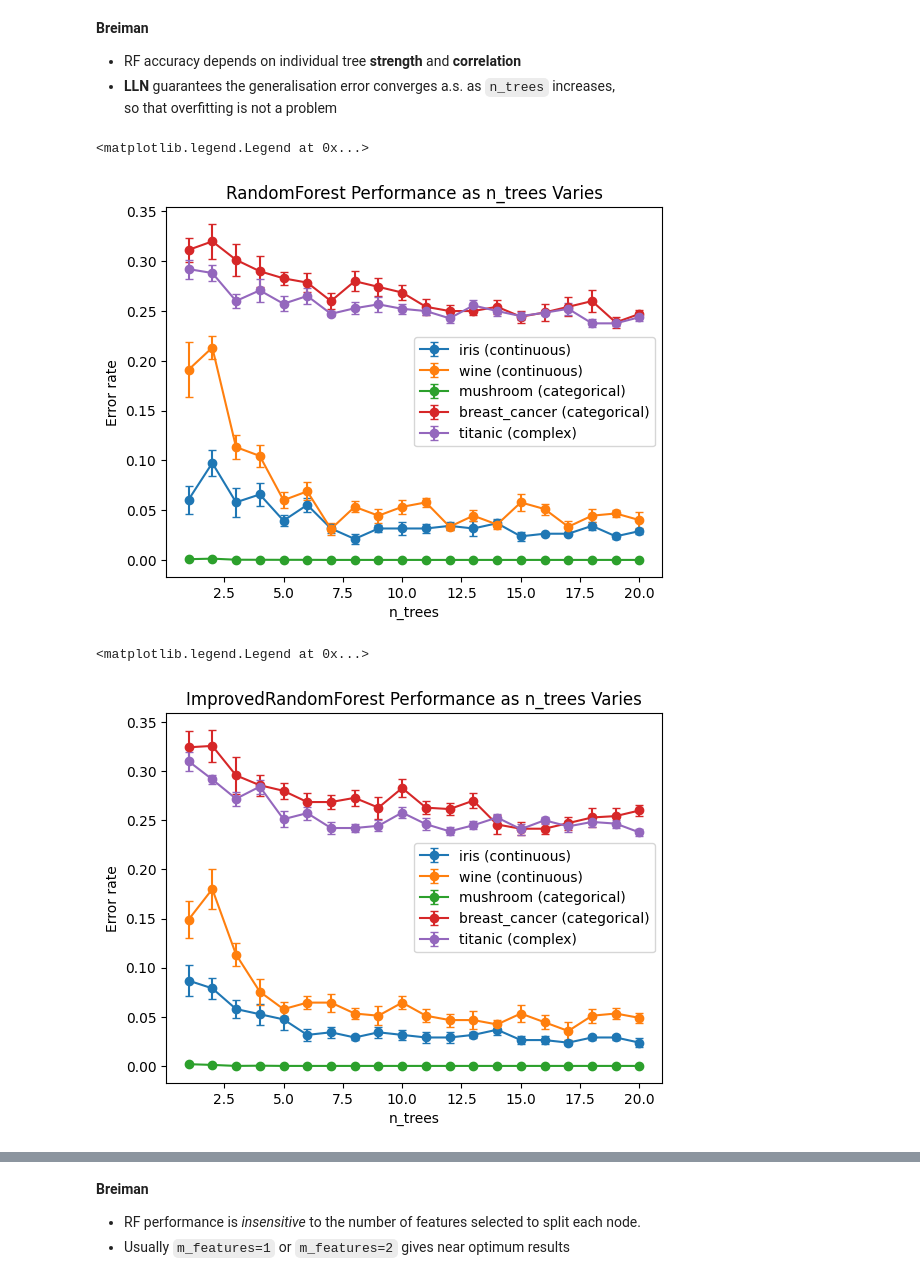
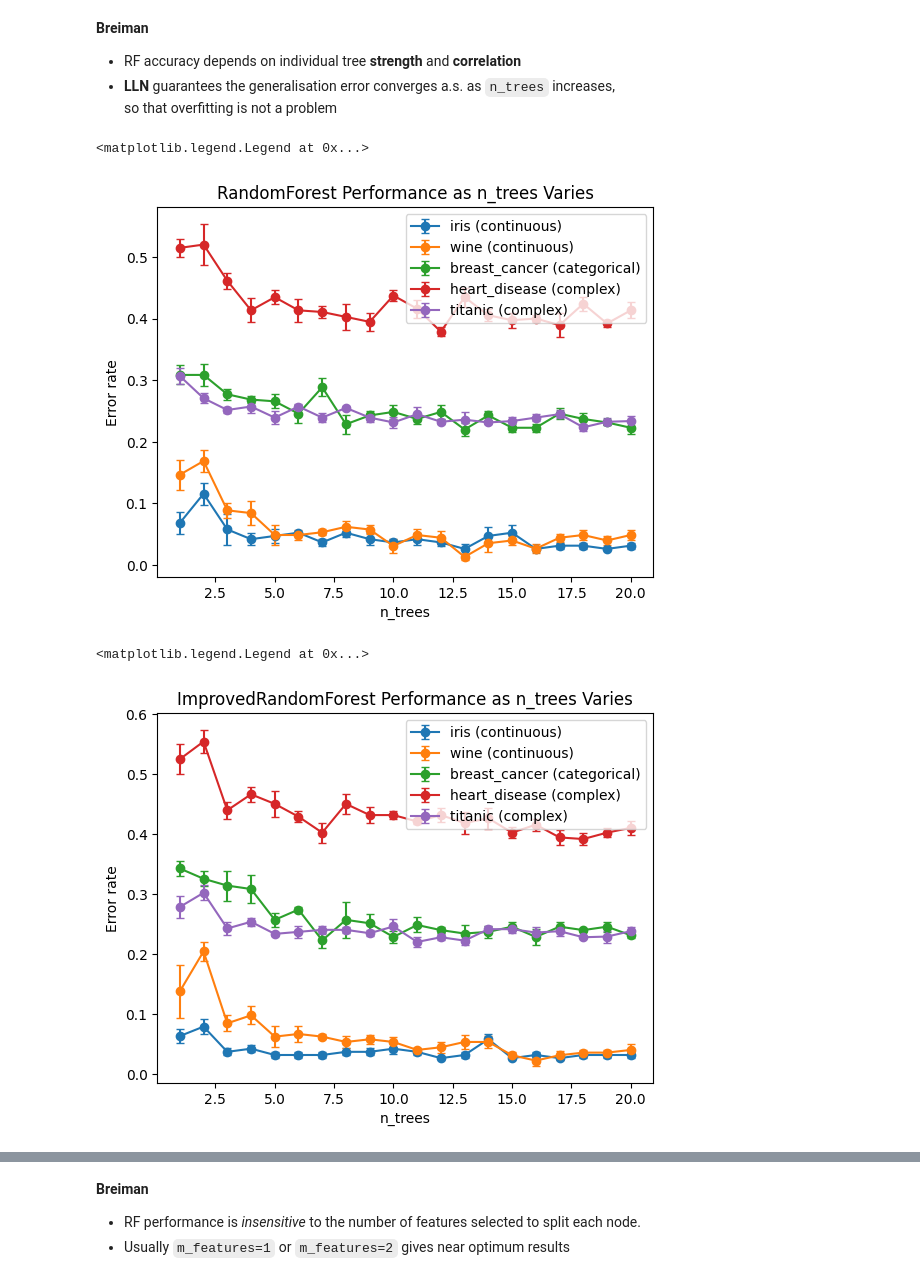
Before and after one commit to liyiyan128/M2R-random-forests, a Jupyter notebook: simulations/simulations.ipynb, the cells around one changed output, grey strips where cells are left out. Cells and saved outputs as stored; diff of their text form; code cells hidden in the pictures.

```diff
--- a/simulations/simulations.ipynb
+++ b/simulations/simulations.ipynb
@@ -11,26 +11,32 @@ rf = importlib.import_module("random-forests")
 # Load datasets.
 X_iris, y_iris = load_iris(return_X_y=True)  # feature_type="continuous"
 X_wine, y_wine = load_wine(return_X_y=True)  # feature_type="continuous"
-breast_cancer = np.genfromtxt("breast-cancer.data", delimiter=",", dtype=str)
-breast_cancer = breast_cancer[(breast_cancer != "?").all(axis=1), :]
 mushroom = np.genfromtxt("agaricus-lepiota.data", delimiter=",", dtype=str)
 X_mushroom = mushroom[:, 1:]  # feature_type="categorical"
 y_mushroom = mushroom[:, 0]
+breast_cancer = np.genfromtxt("breast-cancer.data", delimiter=",", dtype=str)
+breast_cancer = breast_cancer[(breast_cancer != "?").all(axis=1), :]
 X_breast_cancer = breast_cancer[:, 1:]  # feature_type="categorical"
 y_breast_cancer = breast_cancer[:, 0]
+heart_disease = np.genfromtxt("processed.cleveland.data", delimiter=",")
+heart_disease = heart_disease[~np.isnan(heart_disease).any(axis=1), :]
+X_heart_disease = heart_disease[:, :13]  # feature_type="categorical"
+y_heart_disease = heart_disease[:, 13]
 titanic = pd.read_csv("titanic.csv").drop(columns=["PassengerId", "Name", "Ticket", "Cabin"]).dropna()
 X_titanic = titanic.loc[:, titanic.columns!="Survived"].to_numpy()  # feature_type: complex
 y_titanic = titanic["Survived"].to_numpy()
 # %%
 # train_test_split(X, y) -> X_train, X_test, y_train, y_test
+ftype_h_d = np.array([0, 1, 1, 0, 0, 1, 1, 0, 1, 0, 1, 0, 1])
 feature_type_titanic = np.ones(7)
 feature_type_titanic[2] = 0  # Age
 feature_type_titanic[5] = 0  # Fare
 datasets = {
     "iris (continuous)": (*train_test_split(X_iris, y_iris, stratify=y_iris), "continuous"),
     "wine (continuous)": (*train_test_split(X_wine, y_wine, stratify=y_wine), "continuous"),
-    "mushroom (categorical)": (*train_test_split(X_mushroom, y_mushroom, stratify=y_mushroom), "categorical"),
+    # "mushroom (categorical)": (*train_test_split(X_mushroom, y_mushroom, stratify=y_mushroom), "categorical"),
     "breast_cancer (categorical)": (*train_test_split(X_breast_cancer, y_breast_cancer, stratify=y_breast_cancer), "categorical"),
+    "heart_disease (complex)": (*train_test_split(X_heart_disease, y_heart_disease, stratify=y_heart_disease), ftype_h_d),
     "titanic (complex)": (*train_test_split(X_titanic, y_titanic, stratify=y_titanic), feature_type_titanic),
 }
 # %% [markdown]
@@ -41,18 +47,20 @@ datasets = {
 # %%
 # Test varying `n_trees`.
 n_trees = np.arange(1, 21)
-n_exp=10  # Number of experiments.
+n_exp=5  # Number of experiments.
 error_rates_mean = np.ones((len(datasets.keys()), len(n_trees)))
 error_rates_std = np.zeros((len(datasets.keys()), len(n_trees)))
 for dataset_idx, dataset in enumerate(datasets.keys()):
     X_train, X_test, y_train, y_test, feature_type= datasets[dataset]
-    m = int(np.sqrt(len(np.unique(y_train))))  # Set m_features=int(sqrt(#features)).
+    n_features = X_train.shape[1]
+    n_c = int(np.sqrt(n_features))
+    # m = int(np.sqrt(len(np.unique(y_train))))
     for n in n_trees:
         random_forest = rf.RandomForest(
-            n_trees=n, max_depth=100, min_leaf_size=1, n_candidates=m*2, criterion="gini")
+            n_trees=n, max_depth=100, min_leaf_size=1, n_candidates=n_c, criterion="gini")
         error_rate = np.ones(n_exp)
         for i in range(n_exp):
-            random_forest.fit(X_train, y_train, feature_type, m_features=m)
+            random_forest.fit(X_train, y_train, feature_type, m_features=2)
             y_predicted = random_forest.predict(X_test)
             error_rate[i] = rf.random_forests.misclassification_rate(y_predicted, y_test)
         error_rates_mean[dataset_idx, n-1] = error_rate.mean()
@@ -63,7 +71,7 @@ np.savez("test_n.npz", mean=error_rates_mean, std=error_rates_std)
 error_rates = np.load("test_n.npz")
 error_rates_mean = error_rates["mean"]
 error_rates_std = error_rates["std"]
-n_exp=10
+n_exp=5
 for dataset_idx, dataset in enumerate(datasets.keys()):
     plt.errorbar(n_trees, error_rates_mean[dataset_idx, :],
                  yerr=error_rates_std[dataset_idx, :]/np.sqrt(n_exp),
@@ -75,22 +83,24 @@ plt.title("RandomForest Performance as n_trees Varies")
 plt.legend()
 # %% [output]
 <matplotlib.legend.Legend at 0x...>
-[figure, old version]
+[figure, new version]
 # %%
 # Test varying `n_trees` using ImprovedRandomForest.
 n_trees = np.arange(1, 21)
-n_exp=10  # Number of experiments.
+n_exp=5  # Number of experiments.
 error_rates_mean = np.ones((len(datasets.keys()), len(n_trees)))
 error_rates_std = np.zeros((len(datasets.keys()), len(n_trees)))
 for dataset_idx, dataset in enumerate(datasets.keys()):
     X_train, X_test, y_train, y_test, feature_type= datasets[dataset]
-    m = int(np.sqrt(len(np.unique(y_train))))  # Set m_features=int(sqrt(#features)).
+    n_features = X_train.shape[1]
+    n_c = int(np.sqrt(n_features))
+    # m = int(np.sqrt(len(np.unique(y_train))))
     for n in n_trees:
         random_forest = rf.ImprovedRandomForest(
-            n_trees=n, max_depth=100, min_leaf_size=1, n_candidates=m*2, criterion="gini")
+            n_trees=n, max_depth=100, min_leaf_size=1, n_candidates=n_c, criterion="gini")
         error_rate = np.ones(n_exp)
         for i in range(n_exp):
-            random_forest.fit(X_train, y_train, feature_type, m_features=m)
+            random_forest.fit(X_train, y_train, feature_type, m_features=2)
             y_predicted = random_forest.predict(X_test)
             error_rate[i] = rf.random_forests.misclassification_rate(y_predicted, y_test)
         error_rates_mean[dataset_idx, n-1] = error_rate.mean()
@@ -100,21 +110,21 @@ np.savez("test_n_improved.npz", mean=error_rates_mean, std=error_rates_std)
 # %%
 error_rates = np.load("test_n_improved.npz")
 error_rates_mean = error_rates["mean"]
 error_rates_std = error_rates["std"]
 n_trees = np.arange(1, 21)
-n_exp=10
+n_exp=5
 for dataset_idx, dataset in enumerate(datasets.keys()):
     plt.errorbar(n_trees, error_rates_mean[dataset_idx, :],
                  yerr=error_rates_std[dataset_idx, :]/np.sqrt(n_exp),
                  label=dataset, capsize=3, fmt="o-"
                  )
 plt.xlabel("n_trees")
 plt.ylabel("Error rate")
 plt.title("ImprovedRandomForest Performance as n_trees Varies")
 plt.legend()
 # %% [output]
 <matplotlib.legend.Legend at 0x...>
-[figure, old version]
+[figure, new version]
 # %%
 # Test varing `n_trees` with different `m_features` on the Titanic dataset.
 X_train, X_test, y_train, y_test, feature_type= datasets["titanic (complex)"]
```
Also changed, not shown: parts of 6 cells of this notebook, 10 other files.
